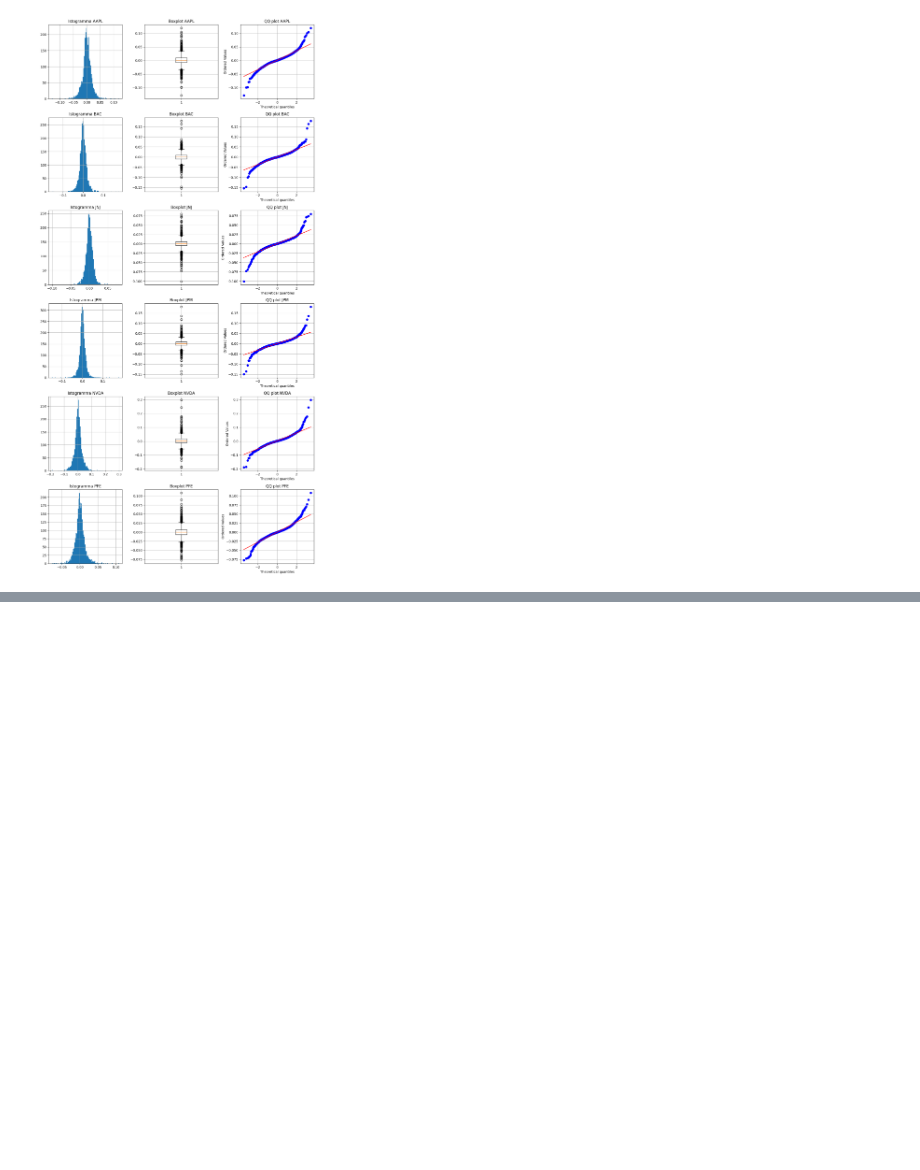
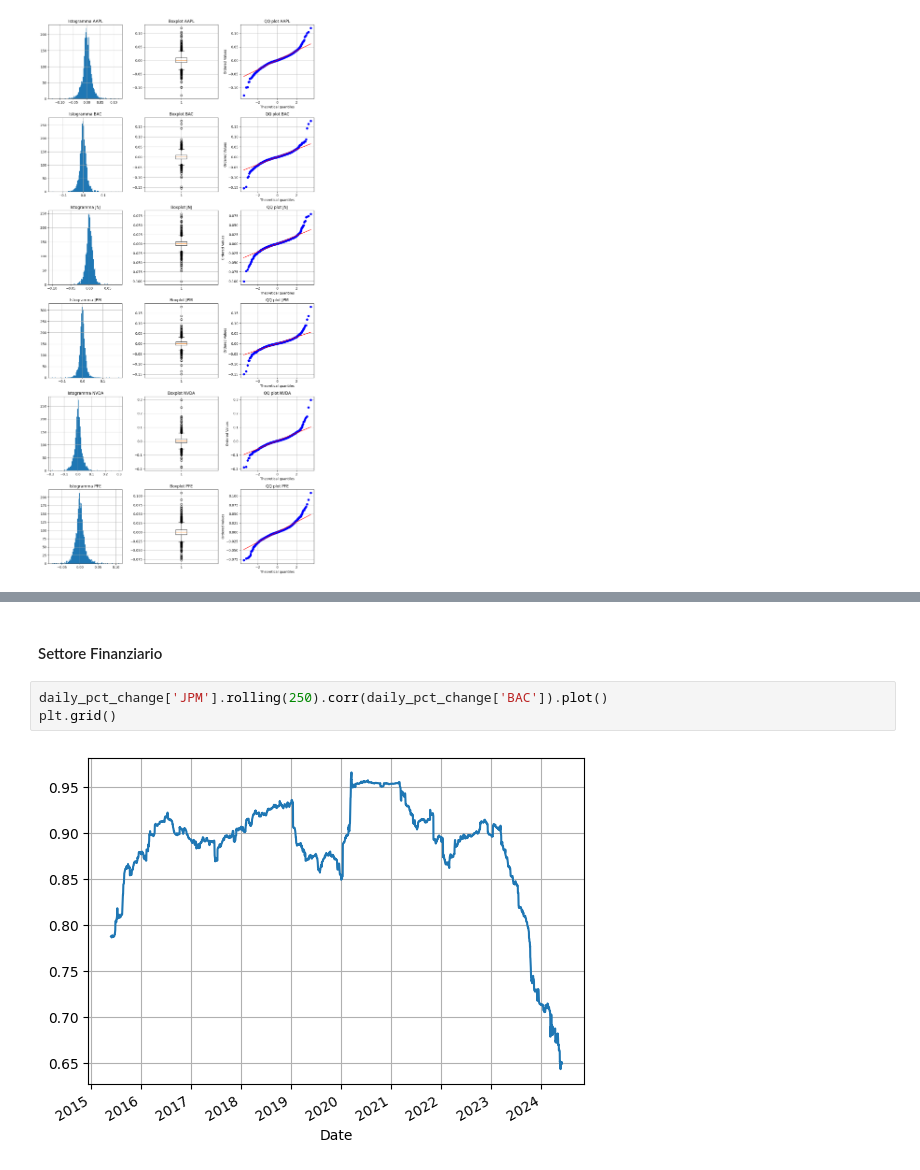
Before and after one commit to PaoloCisly/progetto_bisf, a Jupyter notebook: progetto.ipynb, the cells around one changed output, grey strips where cells are left out. Cells and saved outputs as stored; diff of their text form; blank space fills up the shorter version.

```diff
--- a/progetto.ipynb
+++ b/progetto.ipynb
@@ -309,0 +383,7 @@ plt.show()
+# %% [markdown]
+#### Settore Finanziario
+# %%
+daily_pct_change['JPM'].rolling(250).corr(daily_pct_change['BAC']).plot()
+plt.grid()
+# %% [output]
+[figure, added]
```
Also changed, not shown: parts of 49 cells of this notebook, 11 other files.
